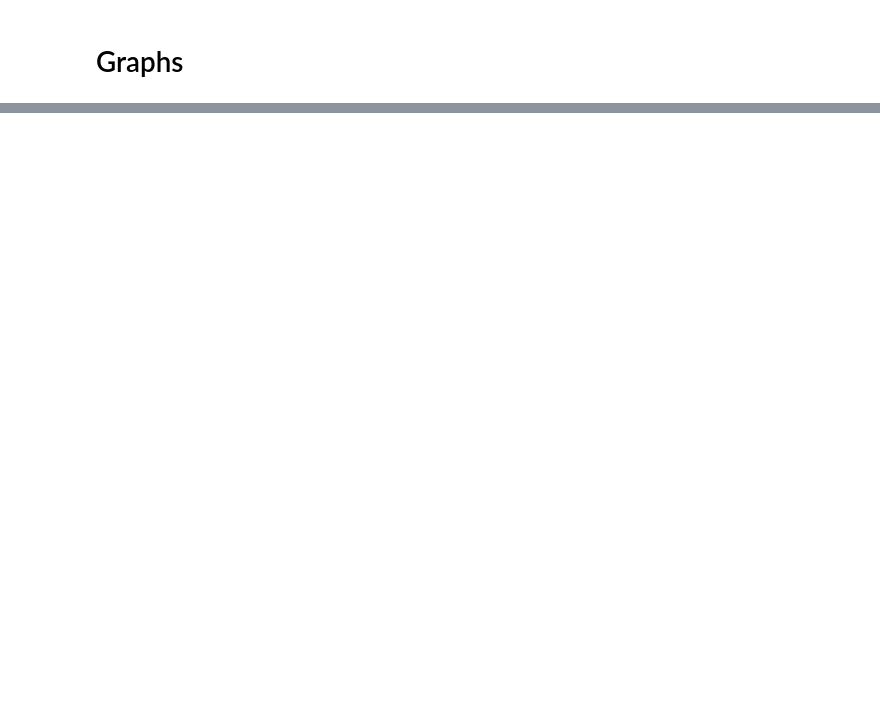
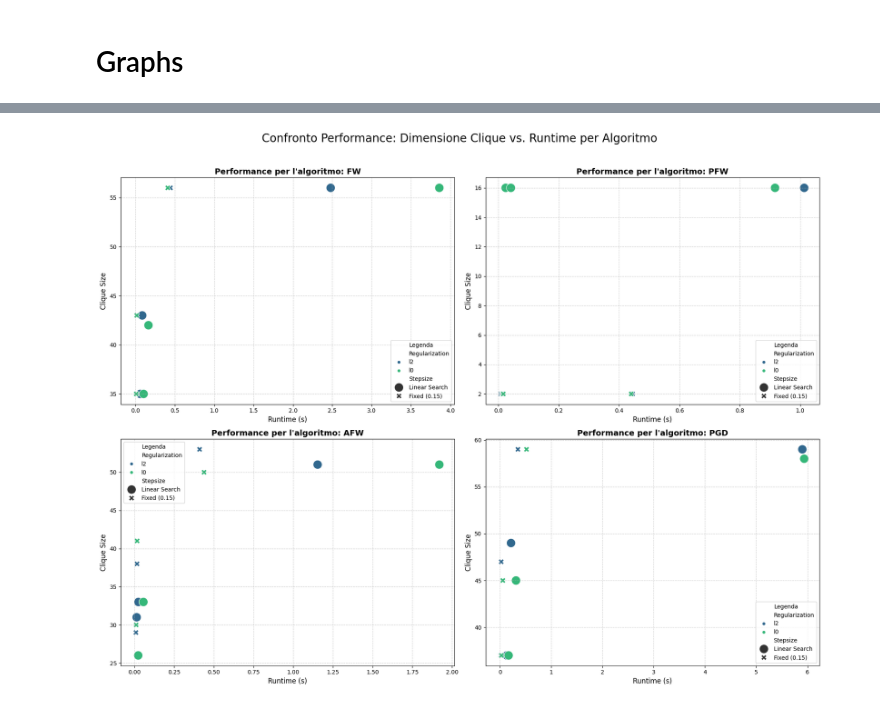
Before and after one commit to tonyfant/Optimization-for-Data-Science-exam-project, a Jupyter notebook: project.ipynb, the cells around one changed output, grey strips where cells are left out. Saved outputs shown, nothing was run; the diff lists cells and outputs as text; code cells hidden in the pictures; blank space fills up the shorter version.

```diff
--- a/project.ipynb
+++ b/project.ipynb
@@ -635,0 +626,69 @@ Number of valid results for plotting: 48
+# %%
+import matplotlib.pyplot as plt
+import seaborn as sns
+import pandas as pd
+
+# Assicurati che le librerie necessarie siano importate.
+# Il tuo DataFrame 'df_results' dovrebbe essere disponibile a questo punto.
+
+# --- Inizio del codice per la visualizzazione ---
+
+# 1. Filtriamo i risultati per includere solo le clique valide, per evitare di plottare dati errati.
+#    Usiamo .copy() per evitare warning da parte di pandas.
+df_valid_results = df_results[df_results['Valid Clique']].copy()
+
+# Se non ci sono risultati validi, stampa un messaggio ed esci.
+if df_valid_results.empty:
+    print("Nessun risultato valido da visualizzare.")
+else:
+    # 2. Otteniamo la lista unica degli algoritmi testati
+    algorithms = df_valid_results['Algorithm'].unique()
+
+    # 3. Creiamo una griglia di subplot. 2 righe, 2 colonne.
+    #    Aumentiamo la figsize per dare spazio a tutti i grafici.
+    fig, axes = plt.subplots(2, 2, figsize=(18, 14))
+
+    # "Appiattiamo" l'array di assi per iterare più facilmente con un singolo ciclo for
+    axes = axes.flatten()
+
+    # 4. Iteriamo su ogni algoritmo e sul corrispondente asse (subplot)
+    for i, algo_name in enumerate(algorithms):
+        ax = axes[i] # Selezioniamo l'asse corrente
+
+        # Filtriamo il DataFrame per ottenere solo i dati dell'algoritmo corrente
+        df_algo = df_valid_results[df_valid_results['Algorithm'] == algo_name]
+
+        # Creiamo lo scatter plot sull'asse corrente
+        sns.scatterplot(
+            data=df_algo,
+            x='Runtime (s)',
+            y='Clique Size',
+            hue='Regularization', # Il colore dipende dalla regolarizzazione (come richiesto)
+            style='Stepsize',     # Usiamo lo stile del marker per differenziare lo stepsize
+            size='Stepsize',      # Usiamo anche la dimensione per lo stepsize
+            sizes=(100, 250),     # Intervallo di dimensioni per i punti
+            palette='viridis',    # Un'altra palette di colori, per esempio 'viridis' o 'plasma'
+            ax=ax                 # Specifichiamo su quale subplot disegnare
+        )
+
+        # Impostiamo il titolo e le etichette per ogni subplot
+        ax.set_title(f"Performance per l'algoritmo: {algo_name}", fontsize=14, weight='bold')
+        ax.set_xlabel('Runtime (s)', fontsize=12)
+        ax.set_ylabel('Clique Size', fontsize=12)
+        ax.grid(True, linestyle='--', alpha=0.6)
+        ax.legend(title='Legenda') # Mostra la legenda su ogni subplot
+
+    # 5. Se il numero di algoritmi non è un multiplo di 2 (es. 3), nascondiamo gli assi vuoti.
+    for i in range(len(algorithms), len(axes)):
+        fig.delaxes(axes[i])
+
+    # 6. Aggiungiamo un titolo principale per l'intera figura
+    fig.suptitle('Confronto Performance: Dimensione Clique vs. Runtime per Algoritmo', fontsize=20, y=0.98)
+
+    # 7. Ottimizziamo il layout per evitare sovrapposizioni di titoli ed etichette
+    plt.tight_layout(rect=[0, 0, 1, 0.96]) # rect lascia spazio per il suptitle
+
+    # 8. Mostriamo il grafico
+    plt.show()
+# %% [output]
+[figure, added]
```
Also changed, not shown: parts of 3 cells of this notebook.
